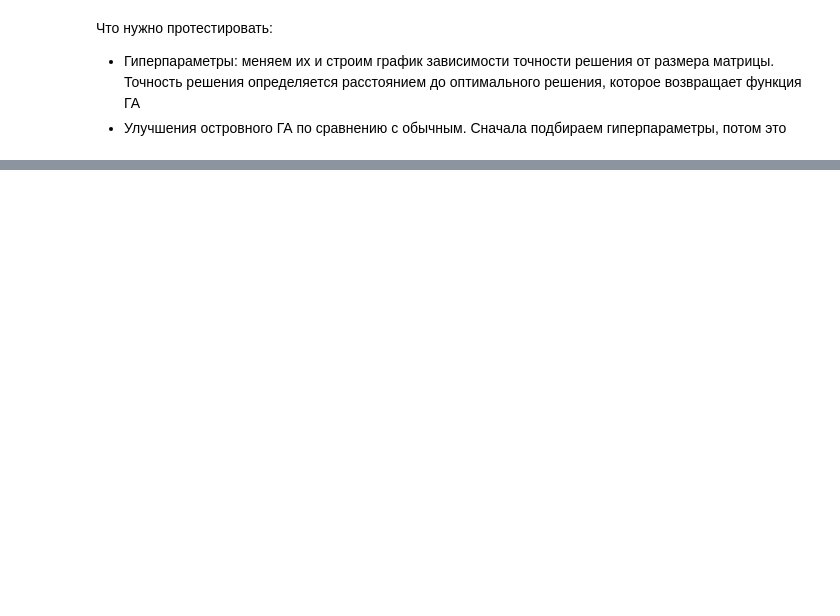
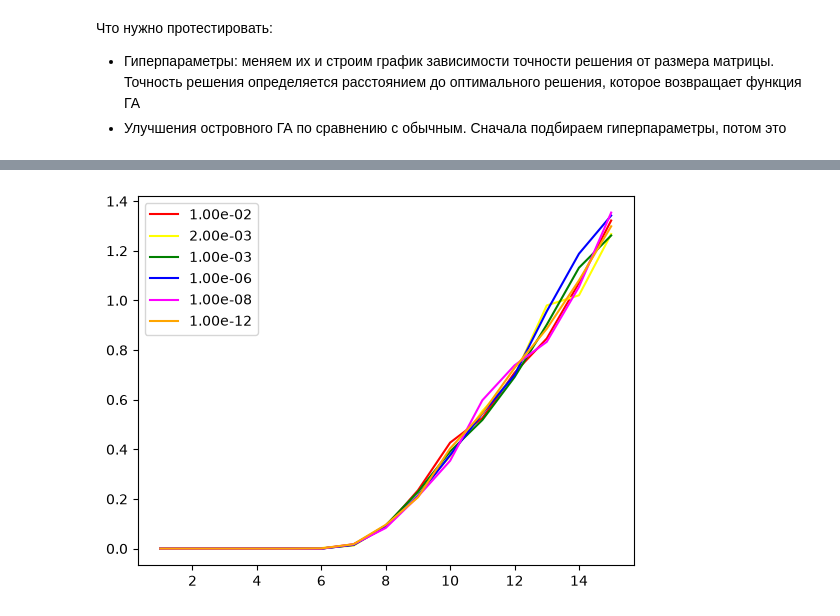
Before and after one commit to alekseev-n/IAD, a Jupyter notebook: lab1/testing.ipynb, the cells around one changed output, grey strips where cells are left out. Cells and saved outputs as stored; diff of their text form; code cells hidden in the pictures; blank space fills up the shorter version.

```diff
--- a/lab1/testing.ipynb
+++ b/lab1/testing.ipynb
@@ -101,0 +106,15 @@ plt.show()
+# %%
+# Вывод: вероятность мутации так же влияет довольно сильно: чем она больше, тем меньше отклонение от оптимума
+usual_params["MUTATION_PROBABILITY"] = 1.0
+migration_params["MUTATION_PROBABILITY"] = 1.0
+c = 0
+for i in [1/100, 1/500, 1e-3, 1e-6, 1e-8, 1e-12]:
+    usual_params["PLATEAU_DIFF"] = 1/i/100
+    data_y = test_ga(data_x, 100, run_ga, usual_params)
+    plt.plot(data_x, data_y, color=colors[c], label=f'{i:.2e}')
+    c += 1
+
+plt.legend()
+plt.show()
+# %% [output]
+[figure, added]
```
Also changed, not shown: parts of 8 cells of this notebook, 3 other files.
